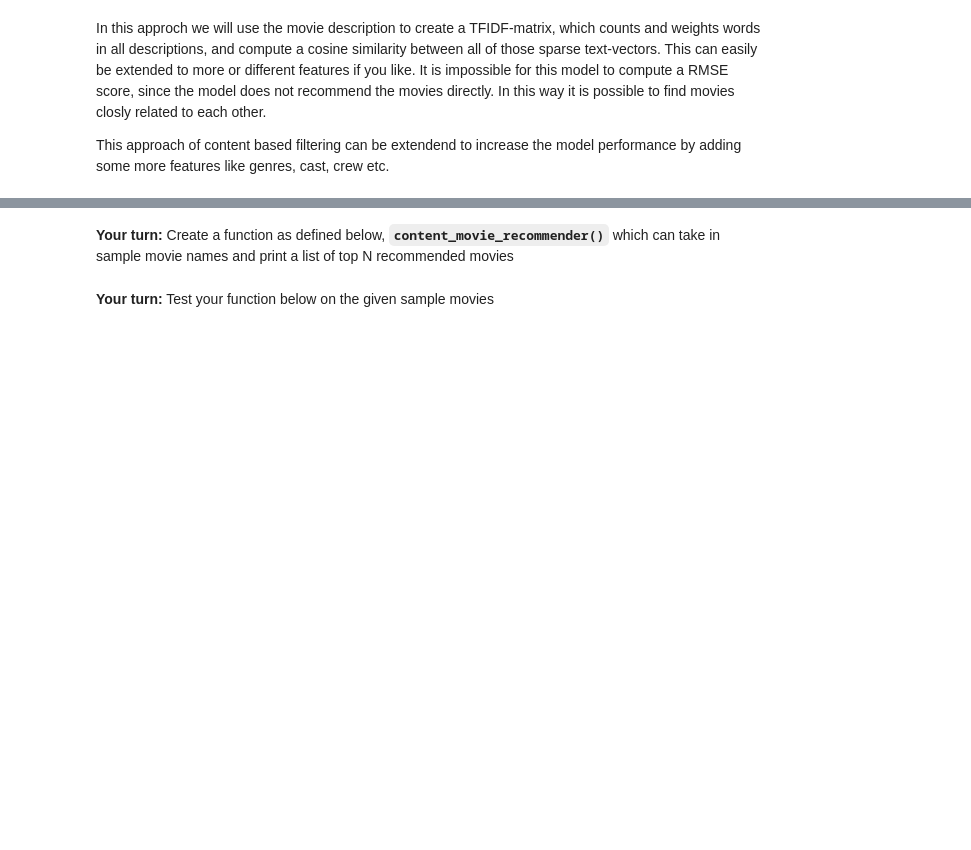
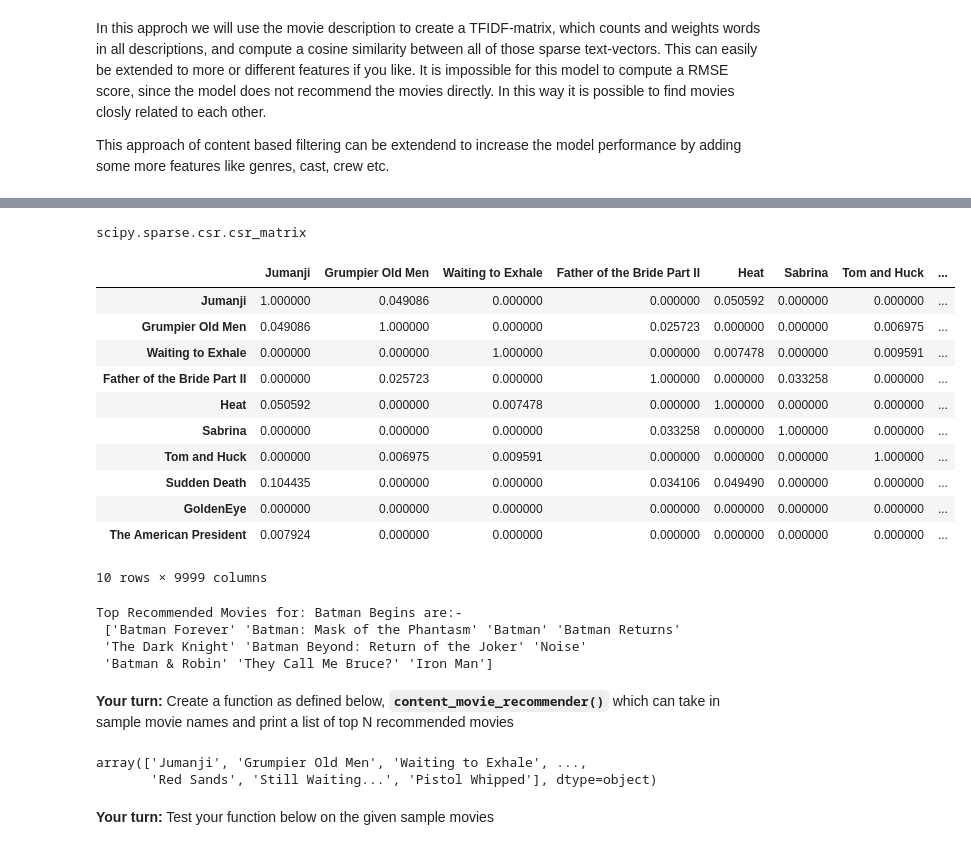
Before and after one commit to ZhanyangZhuSD/UCSD_ML, a Jupyter notebook: Mini_Project_Recommendation_Systems_ZZhu.ipynb, the cells around one changed output, grey strips where cells are left out. Drawn from its saved outputs; the diff is of its cells as text; code cells hidden in the pictures; blank space fills up the shorter version.

```diff
--- a/Mini_Project_Recommendation_Systems_ZZhu.ipynb
+++ b/Mini_Project_Recommendation_Systems_ZZhu.ipynb
@@ -646,0 +659,3 @@ movie_metadata['overview'].head(5)
+# %%
+movie_metadata_selected = movie_metadata[1:10000]
+movie_metadata_selected.head()
@@ -647,7 +670,11 @@ movie_metadata['overview'].head(5)
 # %%
 # Create tf-idf matrix for text comparison
 tfidf = TfidfVectorizer(stop_words='english')
-tfidf_matrix = tfidf.fit_transform(movie_metadata['overview'])
+
+tfidf_matrix = tfidf.fit_transform(movie_metadata_selected['overview'])
+type(tfidf_matrix)
+# %% [output]
+scipy.sparse.csr.csr_matrix
 # %%
 # Compute cosine similarity between all movie-descriptions
 similarity = cosine_similarity(tfidf_matrix)
@@ -658,3 +681,21 @@ similarity_df.head(10)
+# %%
+similarity_df = pd.DataFrame(similarity,
+                             index=movie_metadata_selected.index.values,
+                             columns=movie_metadata_selected.index.values)
+similarity_df.head(10)
+# %% [output]
+|  | Jumanji | Grumpier Old Men | Waiting to Exhale | Father of the Bride Part II | Heat | Sabrina | Tom and Huck | ... |
+| Jumanji | 1.000000 | 0.049086 | 0.000000 | 0.000000 | 0.050592 | 0.000000 | 0.000000 | ... |
+| Grumpier Old Men | 0.049086 | 1.000000 | 0.000000 | 0.025723 | 0.000000 | 0.000000 | 0.006975 | ... |
+| Waiting to Exhale | 0.000000 | 0.000000 | 1.000000 | 0.000000 | 0.007478 | 0.000000 | 0.009591 | ... |
+| Father of the Bride Part II | 0.000000 | 0.025723 | 0.000000 | 1.000000 | 0.000000 | 0.033258 | 0.000000 | ... |
+| Heat | 0.050592 | 0.000000 | 0.007478 | 0.000000 | 1.000000 | 0.000000 | 0.000000 | ... |
+| Sabrina | 0.000000 | 0.000000 | 0.000000 | 0.033258 | 0.000000 | 1.000000 | 0.000000 | ... |
+| Tom and Huck | 0.000000 | 0.006975 | 0.009591 | 0.000000 | 0.000000 | 0.000000 | 1.000000 | ... |
+| Sudden Death | 0.104435 | 0.000000 | 0.000000 | 0.034106 | 0.049490 | 0.000000 | 0.000000 | ... |
+| GoldenEye | 0.000000 | 0.000000 | 0.000000 | 0.000000 | 0.000000 | 0.000000 | 0.000000 | ... |
+| The American President | 0.007924 | 0.000000 | 0.000000 | 0.000000 | 0.000000 | 0.000000 | 0.000000 | ... |
+10 rows × 9999 columns
 # %%
 # movie list
 movie_list = similarity_df.columns.values
@@ -676,5 +717,10 @@ sorted_movie_ids = np.argsort(movie_sim)[::-1]
 recommended_movies = movie_list[sorted_movie_ids[1:top_n+1]]
 
 print('\n\nTop Recommended Movies for:', movie, 'are:-\n', recommended_movies)
+# %% [output]
+Top Recommended Movies for: Batman Begins are:-
+ ['Batman Forever' 'Batman: Mask of the Phantasm' 'Batman' 'Batman Returns'
+ 'The Dark Knight' 'Batman Beyond: Return of the Joker' 'Noise'
+ 'Batman & Robin' 'They Call Me Bruce?' 'Iron Man']
 # %% [markdown]
 __Your turn:__ Create a function as defined below, __`content_movie_recommender()`__ which can take in sample movie names and print a list of top N recommended movies
@@ -685,3 +739,8 @@ def content_movie_recommender(input_movie, similarity_database=similarity_df, mo
+# %%
+movie_list
+# %% [output]
+array(['Jumanji', 'Grumpier Old Men', 'Waiting to Exhale', ...,
+       'Red Sands', 'Still Waiting...', 'Pistol Whipped'], dtype=object)
 # %% [markdown]
 __Your turn:__ Test your function below on the given sample movies
 # %%
```
Also changed, not shown: parts of 7 cells of this notebook.
